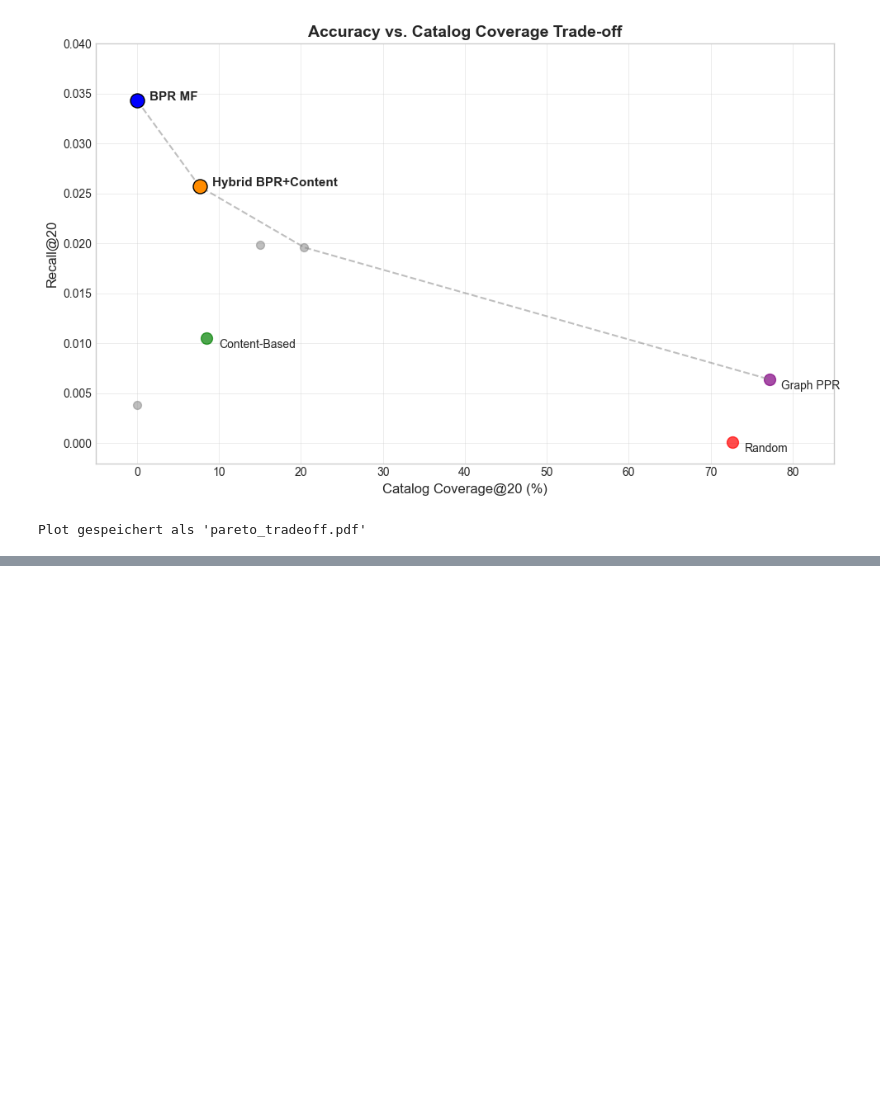
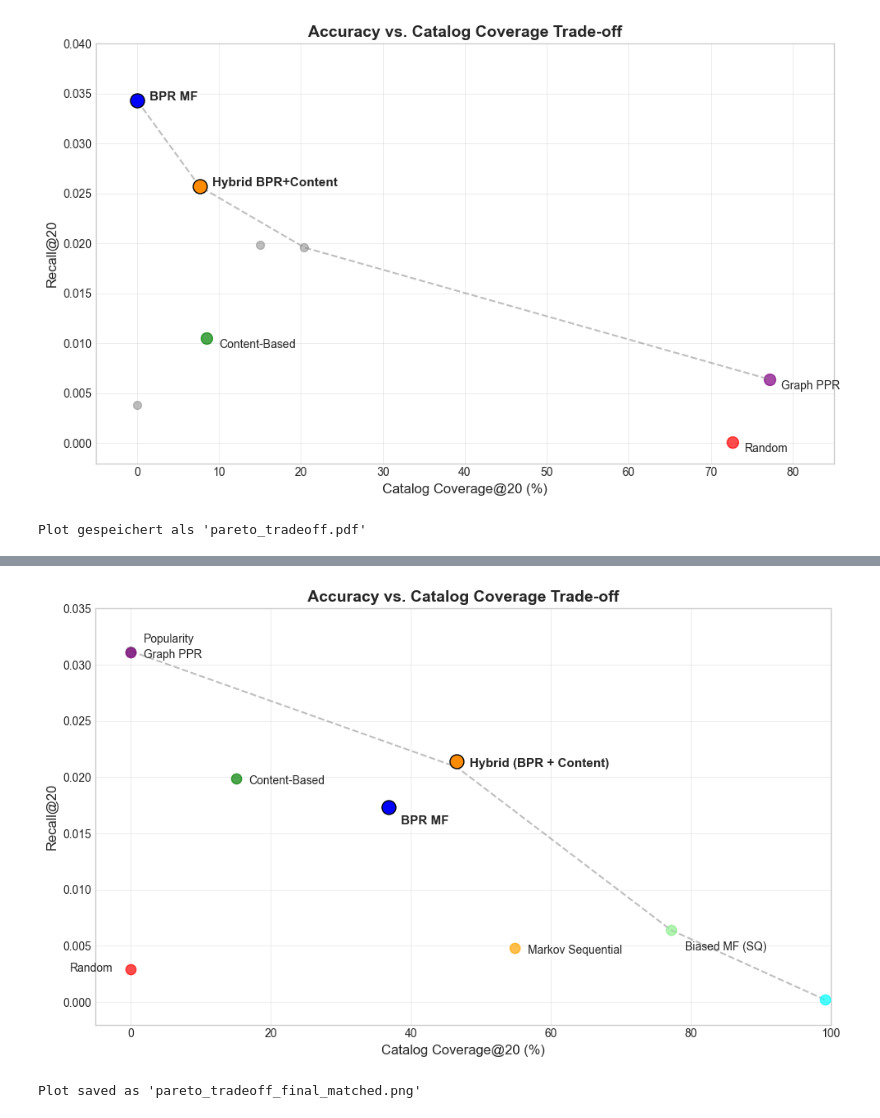
Before and after one commit to thukiy/recommended-systems, a Jupyter notebook: notebooks/04_visualizations.ipynb, the cells around one changed output, grey strips where cells are left out. Saved outputs shown, nothing was run; the diff lists cells and outputs as text; code cells hidden in the pictures; blank space fills up the shorter version.

```diff
--- a/notebooks/04_visualizations.ipynb
+++ b/notebooks/04_visualizations.ipynb
@@ -88,0 +145,77 @@ Plot gespeichert als 'slice_analysis.pdf'
+# %%
+import matplotlib.pyplot as plt
+import numpy as np
+
+# EXACT data from the table (Slide 12), exactly 9 models (Debiased BPR removed)
+models = [
+    "Popularity", "Random", "BPR MF",
+    "Biased MF (SQ)", "Item-Item kNN", "Markov Sequential",
+    "Content-Based", "Graph PPR", "Hybrid (BPR + Content)"
+]
+
+recalls = [0.0312, 0.0029, 0.0173, 0.0064, 0.0002, 0.0048, 0.0199, 0.0311, 0.0214]
+coverages = [0.04, 0.01, 36.80, 77.15, 99.14, 54.84, 15.02, 0.04, 46.55]
+
+plt.figure(figsize=(10, 6))
+plt.style.use('seaborn-v0_8-whitegrid')
+
+# Colors for the 9 models
+colors = ['grey', 'red', 'blue', 'lightgreen', 'cyan', 'orange', 'green', 'purple', 'darkorange']
+
+for i in range(len(models)):
+    # Highlight Hybrid and BPR MF
+    if models[i] in ["Hybrid (BPR + Content)", "BPR MF"]:
+        plt.scatter(coverages[i], recalls[i], s=150, c=colors[i], edgecolors='black', zorder=5)
+        fw = 'bold'
+        fs = 11
+    else:
+        # The remaining models
+        plt.scatter(coverages[i], recalls[i], s=80, c=colors[i], alpha=0.7, zorder=3)
+        fw = 'normal'
+        fs = 10
+
+    # Default offset and alignment for the text
+    x_offset = 1.8
+    y_offset = -0.0005
+    align = 'left'
+
+    # Specific offsets so texts don't overlap
+    if models[i] == "Popularity":
+        y_offset = 0.0008
+    elif models[i] == "BPR MF":
+        y_offset = -0.0015
+    elif models[i] == "Biased MF (SQ)":
+        y_offset = -0.0018
+        x_offset = 2.0
+    elif models[i] == "Item-Item kNN":
+        y_offset = 0.0008
+    elif models[i] == "Random":
+        # FIX for the cut-off text on the bottom right!
+        x_offset = -2.5       # Shift to the left of the dot
+        align = 'right'       # Right-align the text so it expands leftwards
+        y_offset = -0.0002
+
+    # Annotate
+    plt.annotate(models[i], (coverages[i] + x_offset, recalls[i] + y_offset),
+                 fontweight=fw, fontsize=fs, ha=align)
+
+plt.title('Accuracy vs. Catalog Coverage Trade-off', fontsize=14, fontweight='bold')
+plt.xlabel('Catalog Coverage@20 (%)', fontsize=12)
+plt.ylabel('Recall@20', fontsize=12)
+
+# xlim can stay at 100 because 'Random' is now printing to the left!
+plt.xlim(-5, 100)
+plt.ylim(-0.002, 0.035)
+
+# The Pareto Frontier connects the undominated models
+pareto_cov = [0.0367, 46.55, 77.15, 99.14]
+pareto_rec = [0.0312, 0.0209, 0.0064, 0.0002]
+plt.plot(pareto_cov, pareto_rec, linestyle='--', color='grey', alpha=0.5, label='Pareto Frontier')
+
+plt.tight_layout()
+plt.savefig('pareto_tradeoff_final_matched.png', format='png', dpi=300)
+plt.show()
+print("Plot saved as 'pareto_tradeoff_final_matched.png'")
+# %% [output]
+[figure, added]
+Plot saved as 'pareto_tradeoff_final_matched.png'
```
Also changed, not shown: parts of 2 cells of this notebook, 5 other files.
